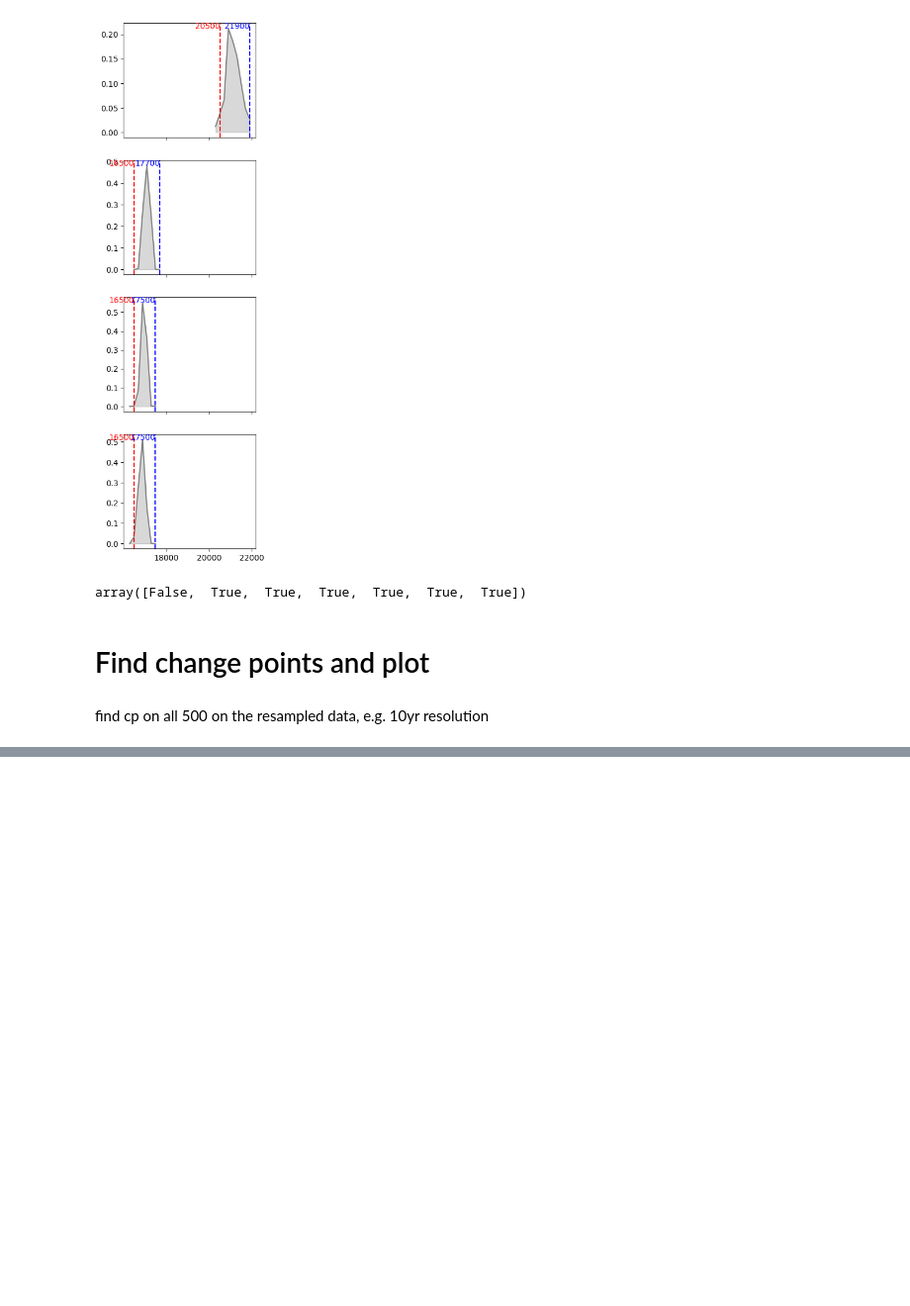
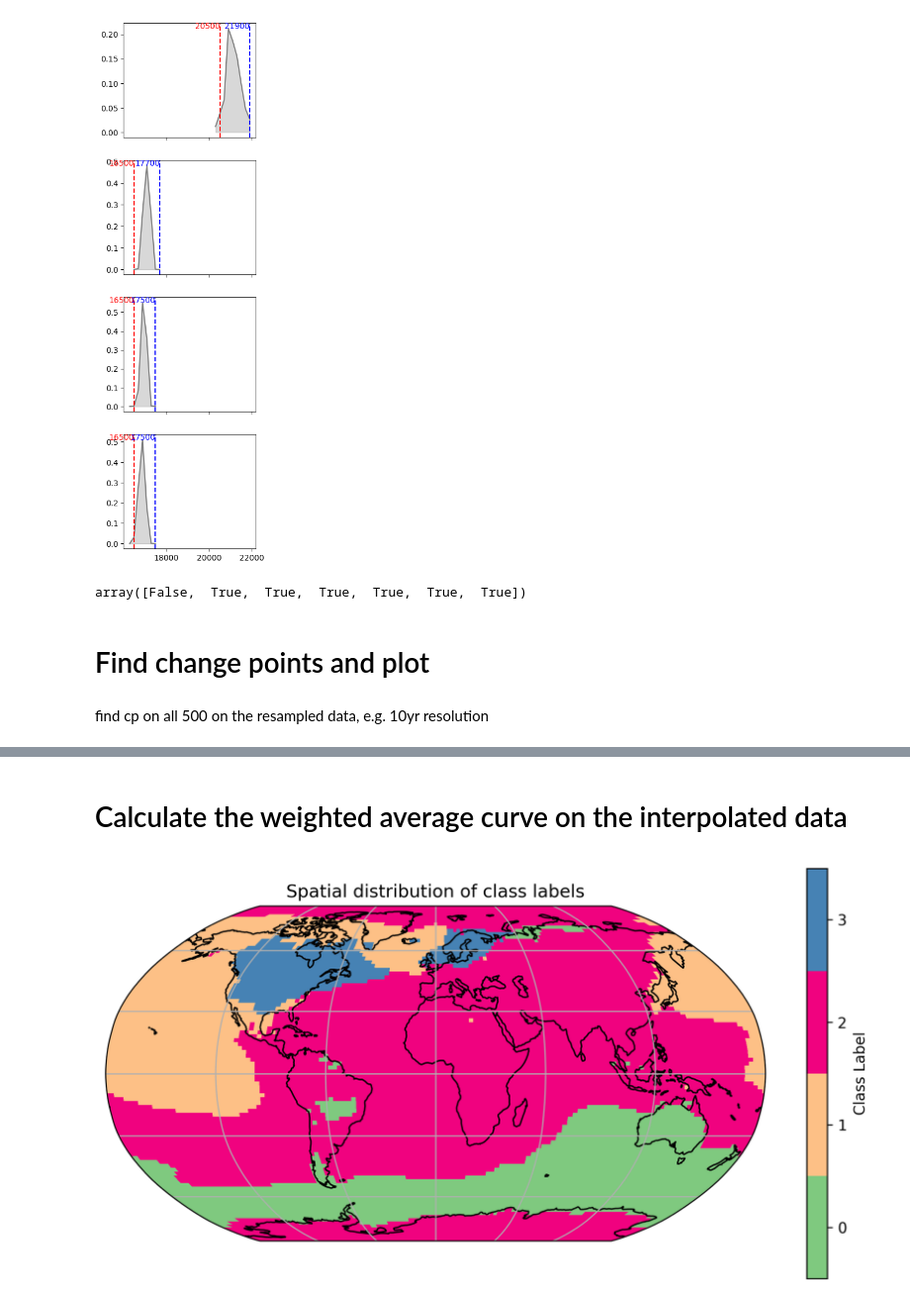
Before and after one commit to Peisong-Zheng/Last_deglaciation, a Jupyter notebook: Figure2_Ens.ipynb, the cells around one changed output, grey strips where cells are left out. Shown at 99% size. Drawn from its saved outputs; the diff is of its cells as text; code cells hidden in the pictures; blank space fills up the shorter version.

```diff
--- a/Figure2_Ens.ipynb
+++ b/Figure2_Ens.ipynb
@@ -341,0 +504,8 @@ selected_cp_index: 2
+# %% [markdown]
+# Calculate the weighted average curve on the interpolated data
+# %%
+from toolbox import GMM_functions as gf
+
+gf.plot_labels(ds_trace_interpolated,label_var_name='class_relabeled')
+# %% [output]
+[figure, added]
```
Also changed, not shown: parts of 12 cells of this notebook.
